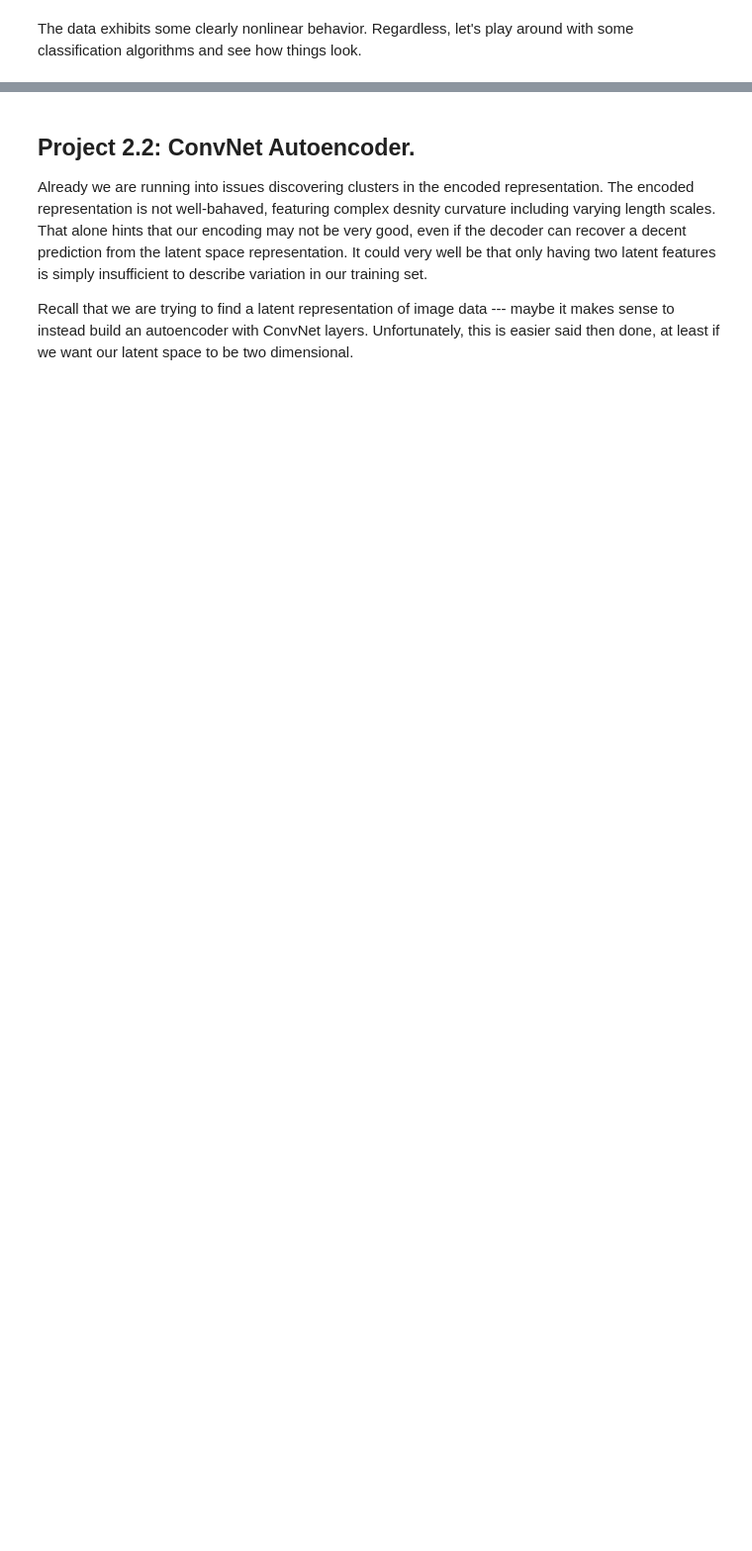
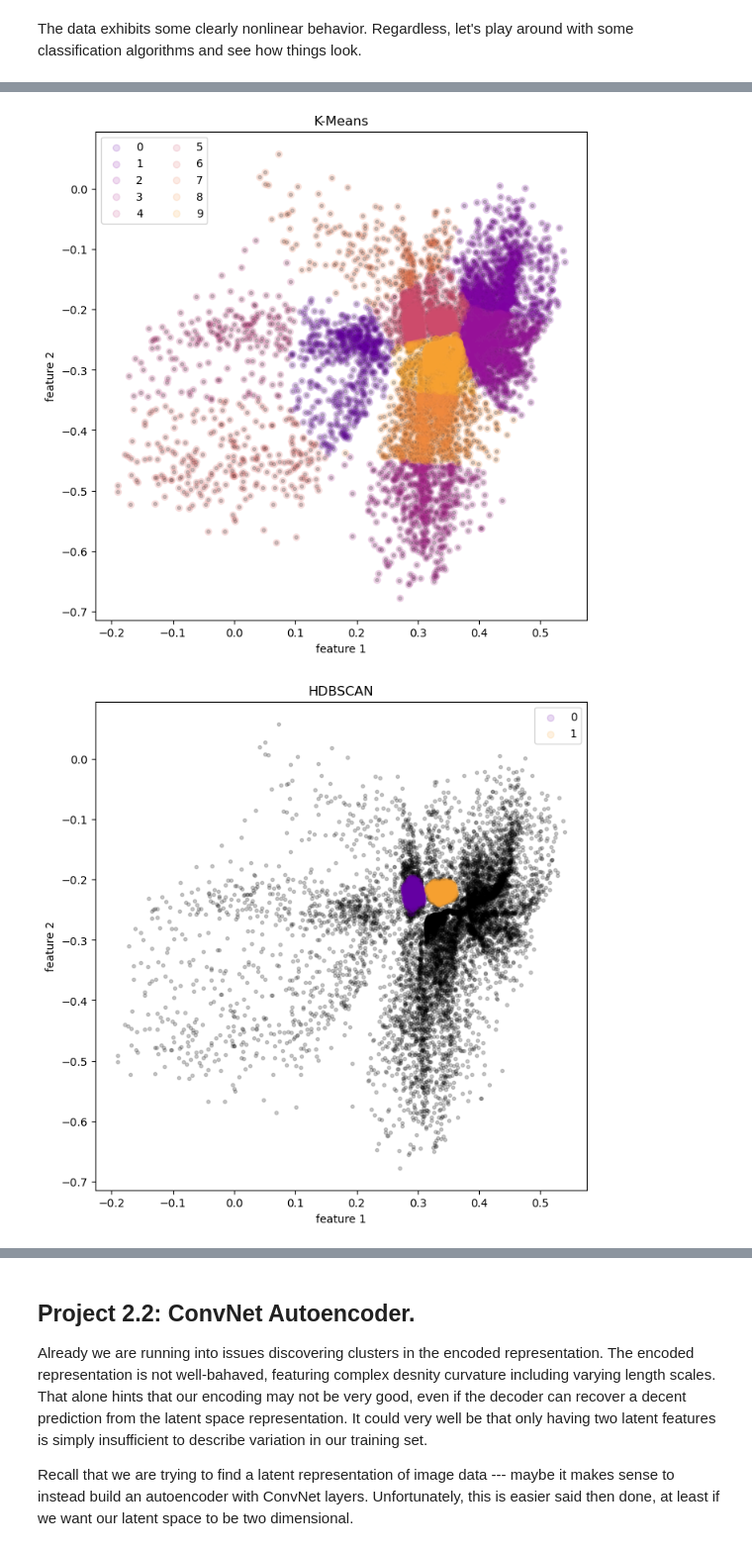
Before and after one commit to jhand1993/deeplearning_practice, a Jupyter notebook: image_encoders.ipynb, the cells around one changed output, grey strips where cells are left out. Shown at 99% size. Saved outputs shown, nothing was run; the diff lists cells and outputs as text; code cells hidden in the pictures; blank space fills up the shorter version.

```diff
--- a/image_encoders.ipynb
+++ b/image_encoders.ipynb
@@ -176,33 +185,36 @@ ms_model.fit(encodings)
 # %%
 # Let's plot the different clustering algorithm results.
 km_fig = ae_plots.plot_2Dencodings_withclusters(
     encodings, km_model.labels_,
     'K-Means', 10,
     encoding_kwargs={'color': 'black', 'marker': '.', 'alpha': 0.2},
     clusters_kwargs={'marker': 'o', 'alpha': 0.15}
 )
 plt.show()
 
-sc_fig = ae_plots.plot_2Dencodings_withclusters(
-    encodings, sc_model.labels_,
-    'Spectral Clustering', 10,
-    encoding_kwargs={'color': 'black', 'marker': '.', 'alpha': 0.2},
-    clusters_kwargs={'marker': 'o', 'alpha': 0.15}
-)
-plt.show()
+# sc_fig = ae_plots.plot_2Dencodings_withclusters(
+#     encodings, sc_model.labels_,
+#     'Spectral Clustering', 10,
+#     encoding_kwargs={'color': 'black', 'marker': '.', 'alpha': 0.2},
+#     clusters_kwargs={'marker': 'o', 'alpha': 0.15}
+# )
+# plt.show()
 
 hds_fig = ae_plots.plot_2Dencodings_withclusters(
     encodings, hds_model.labels_,
     'HDBSCAN', hds_model.n_features_in_,
     encoding_kwargs={'color': 'black', 'marker': '.', 'alpha': 0.2},
     clusters_kwargs={'marker': 'o', 'alpha': 0.15}
 )
 plt.show()
 
 ms_fig = ae_plots.plot_2Dencodings_withclusters(
     encodings, ms_model.labels_,
     'Mean Shift', ms_model.n_features_in_,
     encoding_kwargs={'color': 'black', 'marker': '.', 'alpha': 0.2},
     clusters_kwargs={'marker': 'o', 'alpha': 0.15}
 )
 plt.show()
+# %% [output]
+[figure, added]
+[figure, added]
```
Also changed, not shown: parts of 7 cells of this notebook, 1 other file.
